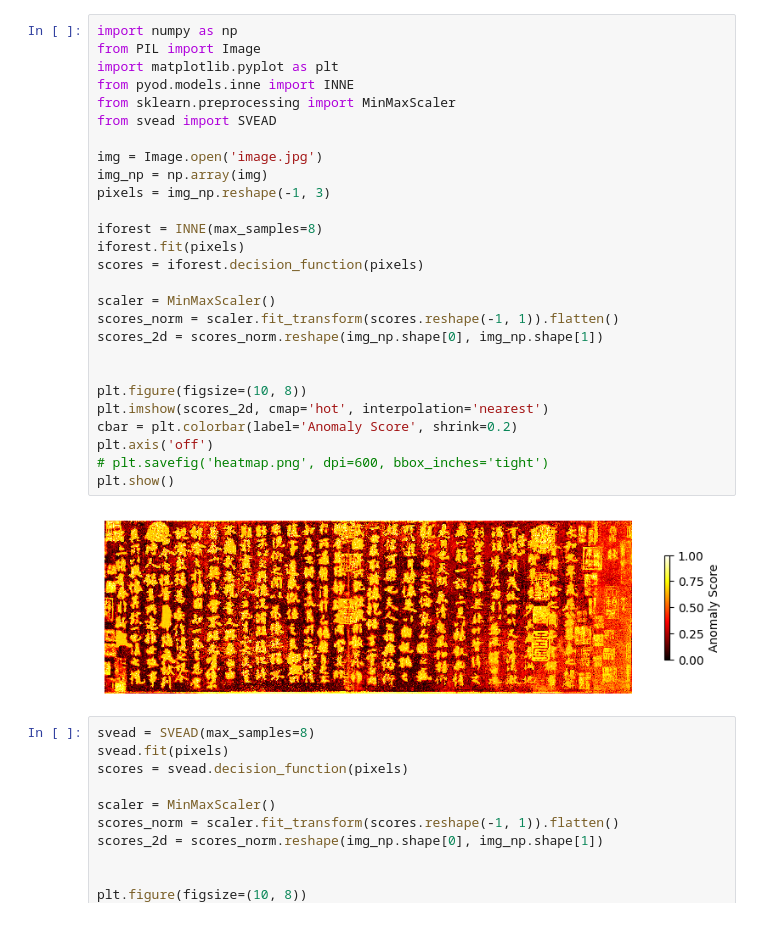
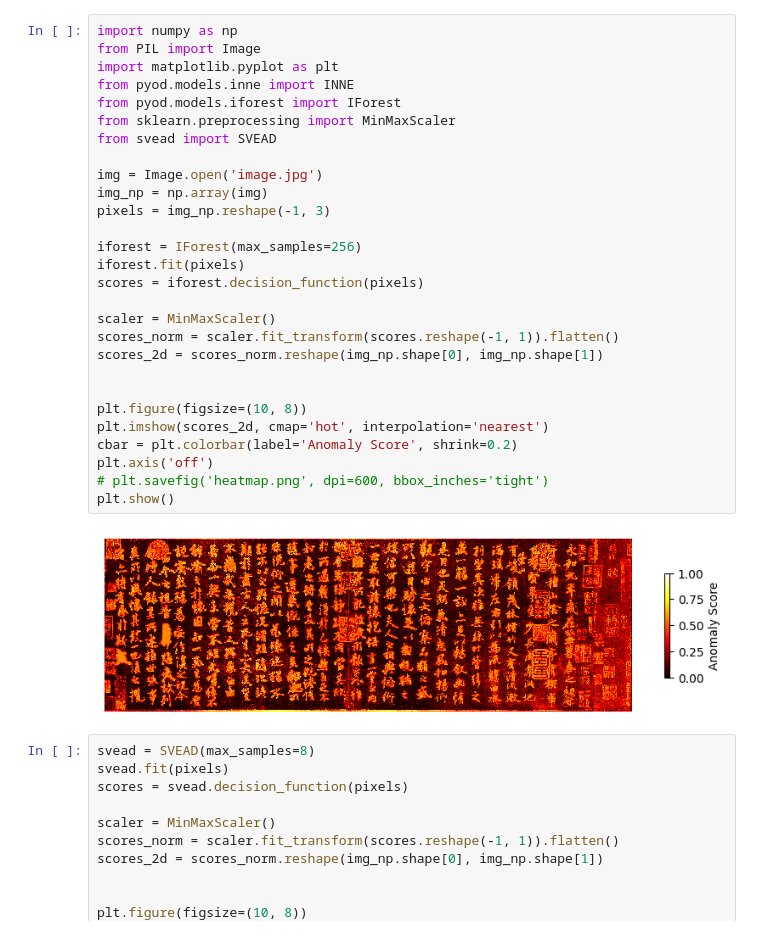
Before and after one commit to charles-cao/SVEAD, a Jupyter notebook: demo.ipynb, the cells around one changed output. Saved outputs shown, nothing was run; the diff lists cells and outputs as text.

```diff
--- a/demo.ipynb
+++ b/demo.ipynb
@@ -1,32 +1,33 @@
 # %%
 import numpy as np
 from PIL import Image
 import matplotlib.pyplot as plt
 from pyod.models.inne import INNE
+from pyod.models.iforest import IForest
 from sklearn.preprocessing import MinMaxScaler
 from svead import SVEAD
 
 img = Image.open('image.jpg')
 img_np = np.array(img)
 pixels = img_np.reshape(-1, 3)
 
-iforest = INNE(max_samples=8)
+iforest = IForest(max_samples=256)
 iforest.fit(pixels)
 scores = iforest.decision_function(pixels)
 
 scaler = MinMaxScaler()
 scores_norm = scaler.fit_transform(scores.reshape(-1, 1)).flatten()
 scores_2d = scores_norm.reshape(img_np.shape[0], img_np.shape[1])
 
 
 plt.figure(figsize=(10, 8))
 plt.imshow(scores_2d, cmap='hot', interpolation='nearest')
 cbar = plt.colorbar(label='Anomaly Score', shrink=0.2)
 plt.axis('off')
 # plt.savefig('heatmap.png', dpi=600, bbox_inches='tight')
 plt.show()
 # %% [output]
-[figure, old version]
+[figure, new version]
 # %%
 svead = SVEAD(max_samples=8)
 svead.fit(pixels)
```
Also changed, not shown: 1 other file.
